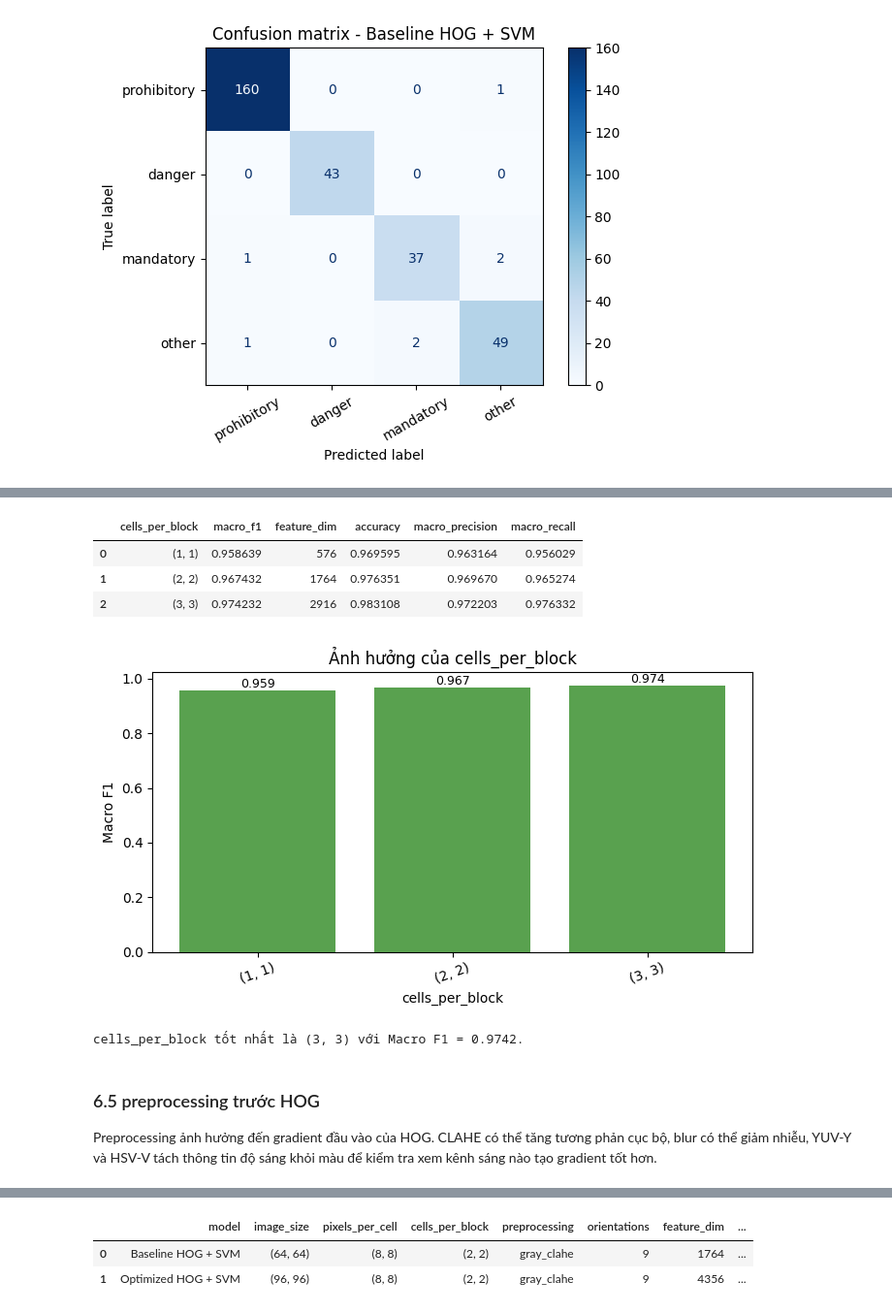
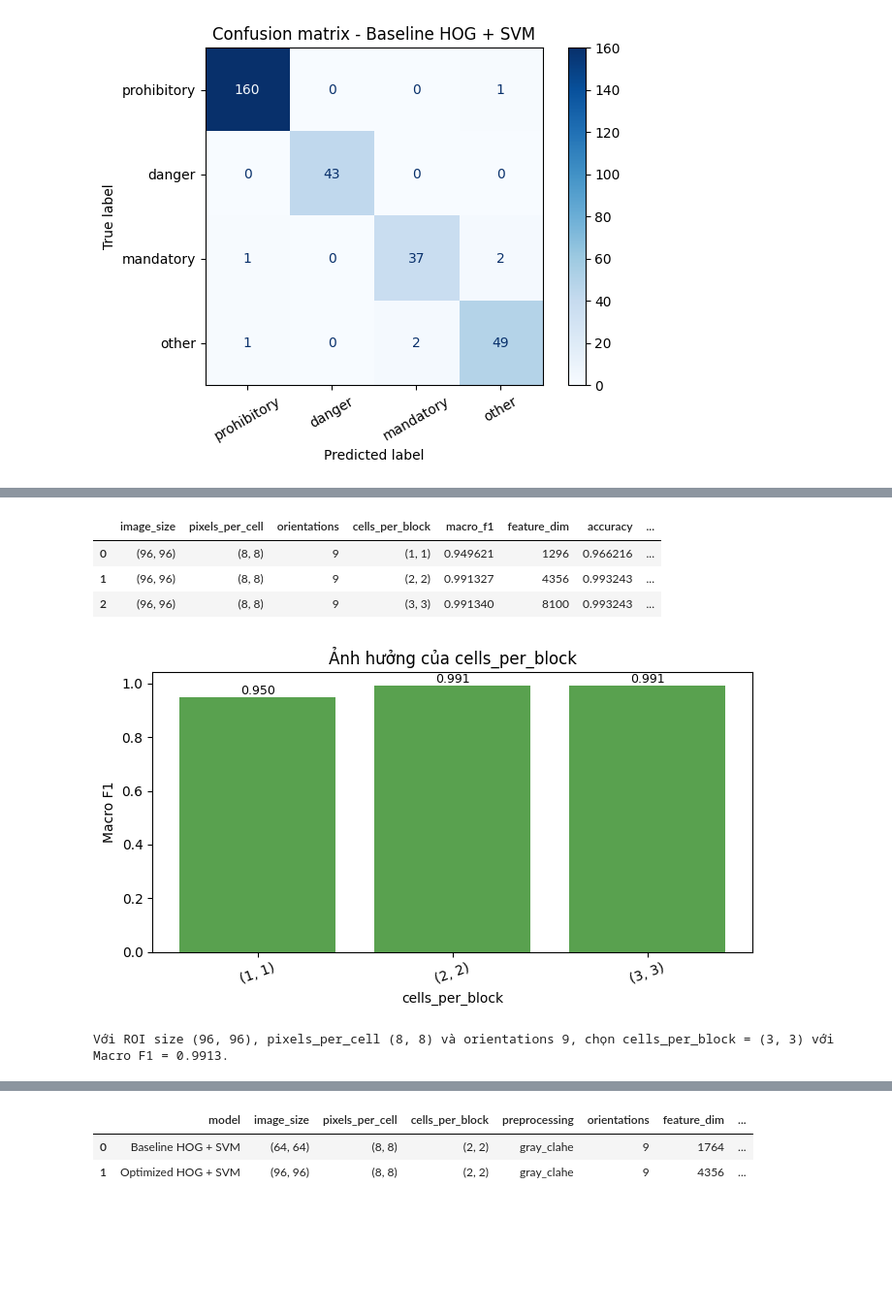
Before and after one commit to Khanggolder/BTL_XLA, a Jupyter notebook: traffic_sign_cv.ipynb, the cells around one changed output, grey strips where cells are left out. Shown at 97% size. Drawn from its saved outputs; the diff is of its cells as text; code cells hidden in the pictures; blank space fills up the shorter version.

```diff
--- a/traffic_sign_cv.ipynb
+++ b/traffic_sign_cv.ipynb
@@ -473,11 +700,13 @@ pixels_per_cell quyết định độ chi tiết của HOG. Cell nhỏ giúp b
 # %%
+selected_image_size = normalize_tuple(best_roi["image_size"])
 ppc_results = []
 for ppc in [(4, 4), (8, 8), (16, 16)]:
-    config = make_hog_config(pixels_per_cell=ppc)
+    config = make_hog_config(image_size=selected_image_size, pixels_per_cell=ppc)
     ppc_results.append(evaluate_hog_svm_config("HOG + SVM", "pixels_per_cell sweep", config))
 ppc_sweep = result_table(ppc_results)
-display(ppc_sweep[["pixels_per_cell", "macro_f1", "feature_dim", "accuracy", "macro_precision", "macro_recall"]])
+display(ppc_sweep[["image_size", "pixels_per_cell", "macro_f1", "feature_dim", "accuracy", "macro_precision", "macro_recall"]])
 plot_macro_f1(ppc_sweep, "pixels_per_cell", "Ảnh hưởng của pixels_per_cell")
 best_ppc = ppc_sweep.sort_values("macro_f1", ascending=False).iloc[0]
-print(f"pixels_per_cell tốt nhất là {best_ppc['pixels_per_cell']} với Macro F1 = {best_ppc['macro_f1']:.4f}.")
+selected_pixels_per_cell = normalize_tuple(best_ppc["pixels_per_cell"])
+print(f"Với ROI size {selected_image_size}, chọn pixels_per_cell = {selected_pixels_per_cell} với Macro F1 = {best_ppc['macro_f1']:.4f}.")
 # %% [output]
@@ -494,11 +734,18 @@ orientations là số bin hướng gradient. Số bin ít làm đặc trưng g
 # %%
+selected_image_size = normalize_tuple(best_roi["image_size"])
+selected_pixels_per_cell = normalize_tuple(best_ppc["pixels_per_cell"])
 orientation_results = []
 for orientations in [6, 9, 12]:
-    config = make_hog_config(orientations=orientations)
+    config = make_hog_config(
+        image_size=selected_image_size,
+        pixels_per_cell=selected_pixels_per_cell,
+        orientations=orientations,
+    )
     orientation_results.append(evaluate_hog_svm_config("HOG + SVM", "orientations sweep", config))
 orientation_sweep = result_table(orientation_results)
-display(orientation_sweep[["orientations", "macro_f1", "feature_dim", "accuracy", "macro_precision", "macro_recall"]])
+display(orientation_sweep[["image_size", "pixels_per_cell", "orientations", "macro_f1", "feature_dim", "accuracy", "macro_precision", "macro_recall"]])
 plot_macro_f1(orientation_sweep, "orientations", "Ảnh hưởng của orientations")
 best_orientation = orientation_sweep.sort_values("macro_f1", ascending=False).iloc[0]
-print(f"orientations tốt nhất là {best_orientation['orientations']} với Macro F1 = {best_orientation['macro_f1']:.4f}.")
+selected_orientations = int(best_orientation["orientations"])
+print(f"Với ROI size {selected_image_size} và pixels_per_cell {selected_pixels_per_cell}, chọn orientations = {selected_orientations} với Macro F1 = {best_orientation['macro_f1']:.4f}.")
 # %% [output]
@@ -515,21 +774,26 @@ cells_per_block ảnh hưởng đến cách chuẩn hóa cục bộ của HOG. B
 # %%
+selected_image_size = normalize_tuple(best_roi["image_size"])
+selected_pixels_per_cell = normalize_tuple(best_ppc["pixels_per_cell"])
+selected_orientations = int(best_orientation["orientations"])
 cpb_results = []
 for cpb in [(1, 1), (2, 2), (3, 3)]:
-    config = make_hog_config(cells_per_block=cpb)
+    config = make_hog_config(
+        image_size=selected_image_size,
+        pixels_per_cell=selected_pixels_per_cell,
+        orientations=selected_orientations,
+        cells_per_block=cpb,
+    )
     cpb_results.append(evaluate_hog_svm_config("HOG + SVM", "cells_per_block sweep", config))
 cpb_sweep = result_table(cpb_results)
-display(cpb_sweep[["cells_per_block", "macro_f1", "feature_dim", "accuracy", "macro_precision", "macro_recall"]])
+display(cpb_sweep[["image_size", "pixels_per_cell", "orientations", "cells_per_block", "macro_f1", "feature_dim", "accuracy", "macro_precision", "macro_recall"]])
 plot_macro_f1(cpb_sweep, "cells_per_block", "Ảnh hưởng của cells_per_block")
 best_cpb = cpb_sweep.sort_values("macro_f1", ascending=False).iloc[0]
-print(f"cells_per_block tốt nhất là {best_cpb['cells_per_block']} với Macro F1 = {best_cpb['macro_f1']:.4f}.")
+selected_cells_per_block = normalize_tuple(best_cpb["cells_per_block"])
+print(f"Với ROI size {selected_image_size}, pixels_per_cell {selected_pixels_per_cell} và orientations {selected_orientations}, chọn cells_per_block = {selected_cells_per_block} với Macro F1 = {best_cpb['macro_f1']:.4f}.")
 # %% [output]
-|  | cells_per_block | macro_f1 | feature_dim | accuracy | macro_precision | macro_recall |
-| 0 | (1, 1) | 0.958639 | 576 | 0.969595 | 0.963164 | 0.956029 |
-| 1 | (2, 2) | 0.967432 | 1764 | 0.976351 | 0.969670 | 0.965274 |
-| 2 | (3, 3) | 0.974232 | 2916 | 0.983108 | 0.972203 | 0.976332 |
+|  | image_size | pixels_per_cell | orientations | cells_per_block | macro_f1 | feature_dim | accuracy | ... |
+| 0 | (96, 96) | (8, 8) | 9 | (1, 1) | 0.949621 | 1296 | 0.966216 | ... |
+| 1 | (96, 96) | (8, 8) | 9 | (2, 2) | 0.991327 | 4356 | 0.993243 | ... |
+| 2 | (96, 96) | (8, 8) | 9 | (3, 3) | 0.991340 | 8100 | 0.993243 | ... |
-[figure, old version]
+[figure, new version]
-cells_per_block tốt nhất là (3, 3) với Macro F1 = 0.9742.
+Với ROI size (96, 96), pixels_per_cell (8, 8) và orientations 9, chọn cells_per_block = (3, 3) với Macro F1 = 0.9913.
-# %% [markdown]
-### 6.5 preprocessing trước HOG
-
-Preprocessing ảnh hưởng đến gradient đầu vào của HOG. CLAHE có thể tăng tương phản cục bộ, blur có thể giảm nhiễu, YUV-Y và HSV-V tách thông tin độ sáng khỏi màu để kiểm tra xem kênh sáng nào tạo gradient tốt hơn.
```
Also changed, not shown: parts of 39 cells of this notebook.
